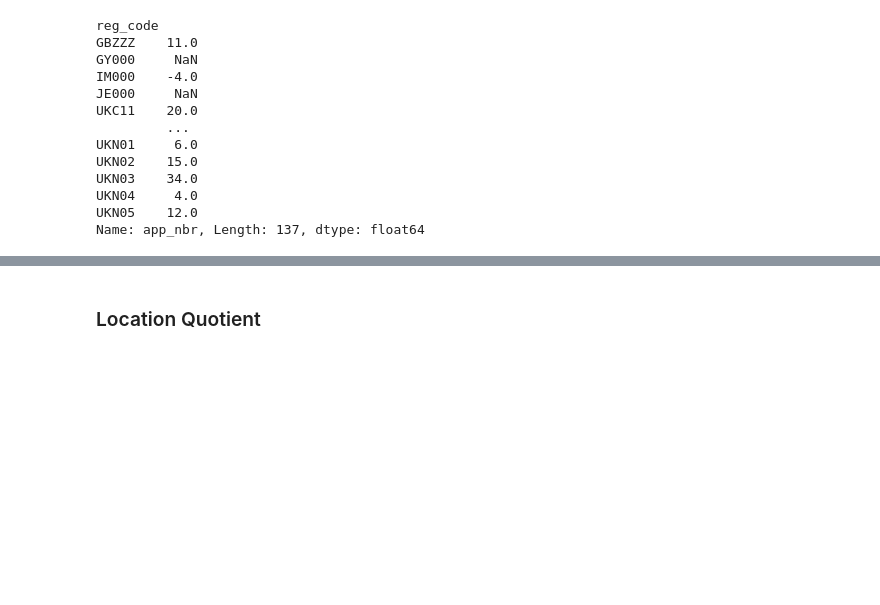
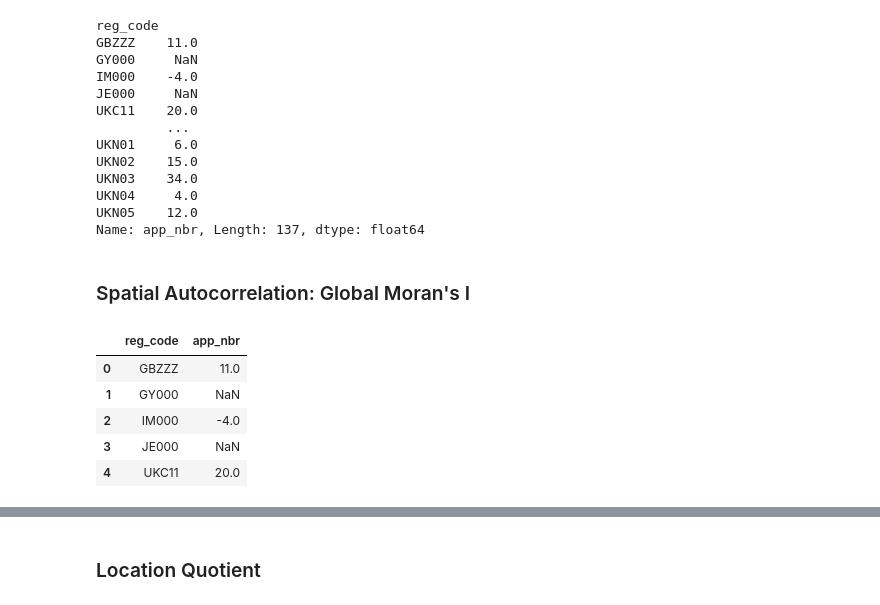
Before and after one commit to zhuoranliu22/dissertation, a Jupyter notebook: Analysis.ipynb, the cells around one changed output, grey strips where cells are left out. Saved outputs shown, nothing was run; the diff lists cells and outputs as text; code cells hidden in the pictures; blank space fills up the shorter version.

```diff
--- a/Analysis.ipynb
+++ b/Analysis.ipynb
@@ -318,3 +319,15 @@ UKN03    34.0
 UKN04     4.0
 UKN05    12.0
 Name: app_nbr, Length: 137, dtype: float64
+# %% [markdown]
+### Spatial Autocorrelation: Global Moran's I
+# %%
+change_in_patents_df = pd.DataFrame(change_in_patents).reset_index()
+change_in_patents_df.head()
+# %% [output]
+|  | reg_code | app_nbr |
+| 0 | GBZZZ | 11.0 |
+| 1 | GY000 | NaN |
+| 2 | IM000 | -4.0 |
+| 3 | JE000 | NaN |
+| 4 | UKC11 | 20.0 |
```
Also changed, not shown: parts of 18 cells of this notebook, 1 other file.
